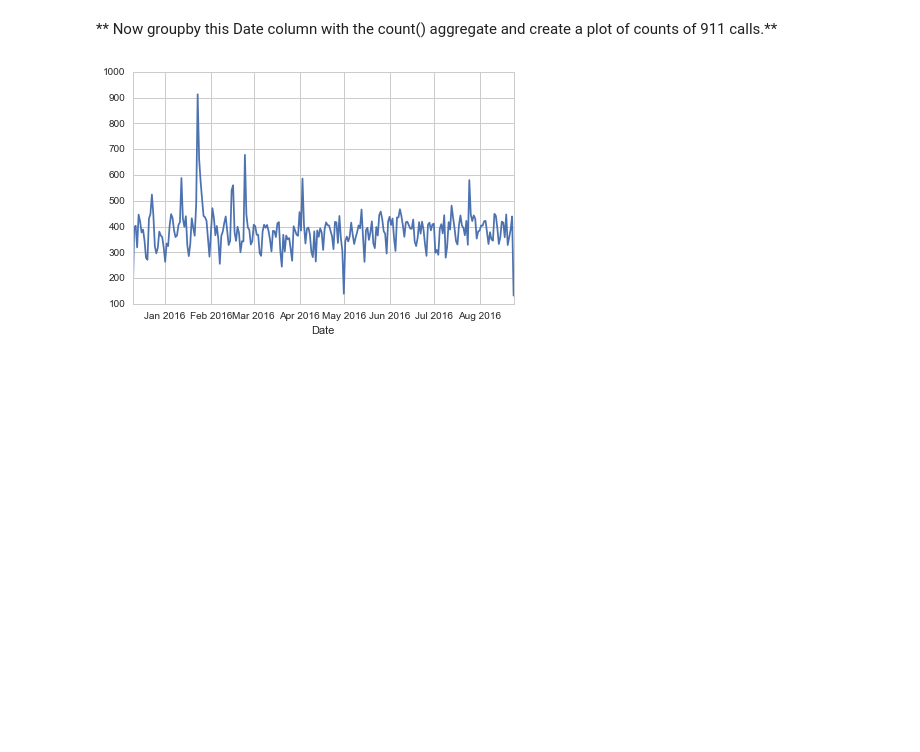
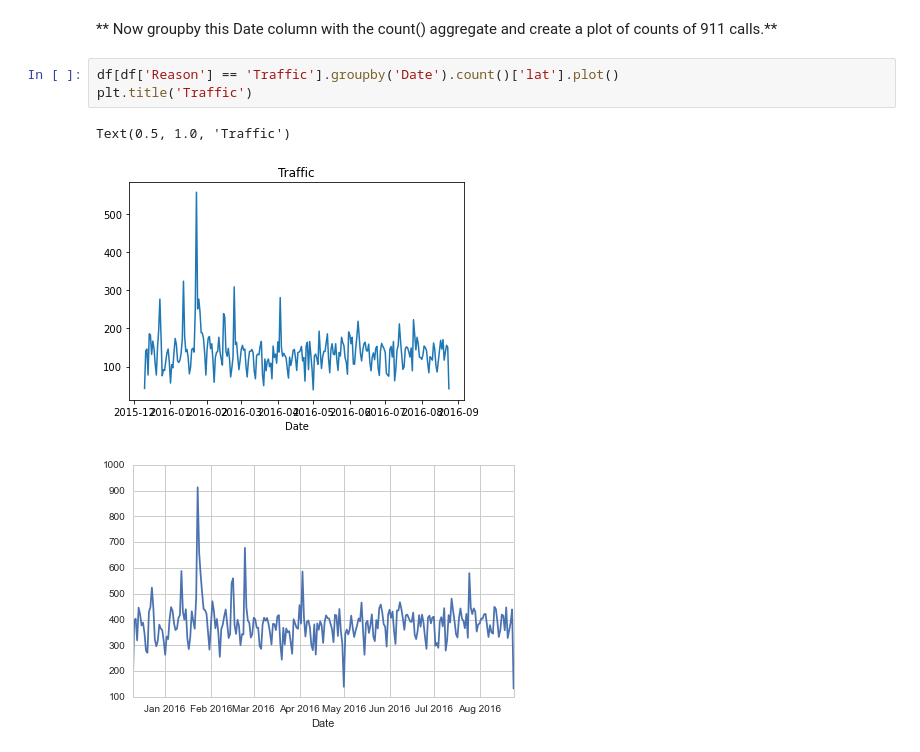
Before and after one commit to theodoredyer/DS-ML-Learning, a Jupyter notebook: DS_ML_Bootcamp-master/10-Data-Capstone-Projects/01-911 Calls Data Capstone Project.ipynb, the cells around one changed output. Saved outputs shown, nothing was run; the diff lists cells and outputs as text; blank space fills up the shorter version.

```diff
--- a/DS_ML_Bootcamp-master/10-Data-Capstone-Projects/01-911 Calls Data Capstone Project.ipynb
+++ b/DS_ML_Bootcamp-master/10-Data-Capstone-Projects/01-911 Calls Data Capstone Project.ipynb
@@ -312,5 +316,11 @@ bymonth['lat'].plot()
 # %% [markdown]
 ** Now groupby this Date column with the count() aggregate and create a plot of counts of 911 calls.**
+# %%
+df[df['Reason'] == 'Traffic'].groupby('Date').count()['lat'].plot()
+plt.title('Traffic')
+# %% [output]
+Text(0.5, 1.0, 'Traffic')
+[figure, added]
 # %%
 # %% [output]
 [figure]
```
Also changed, not shown: parts of 12 cells of this notebook, 1 other file.
